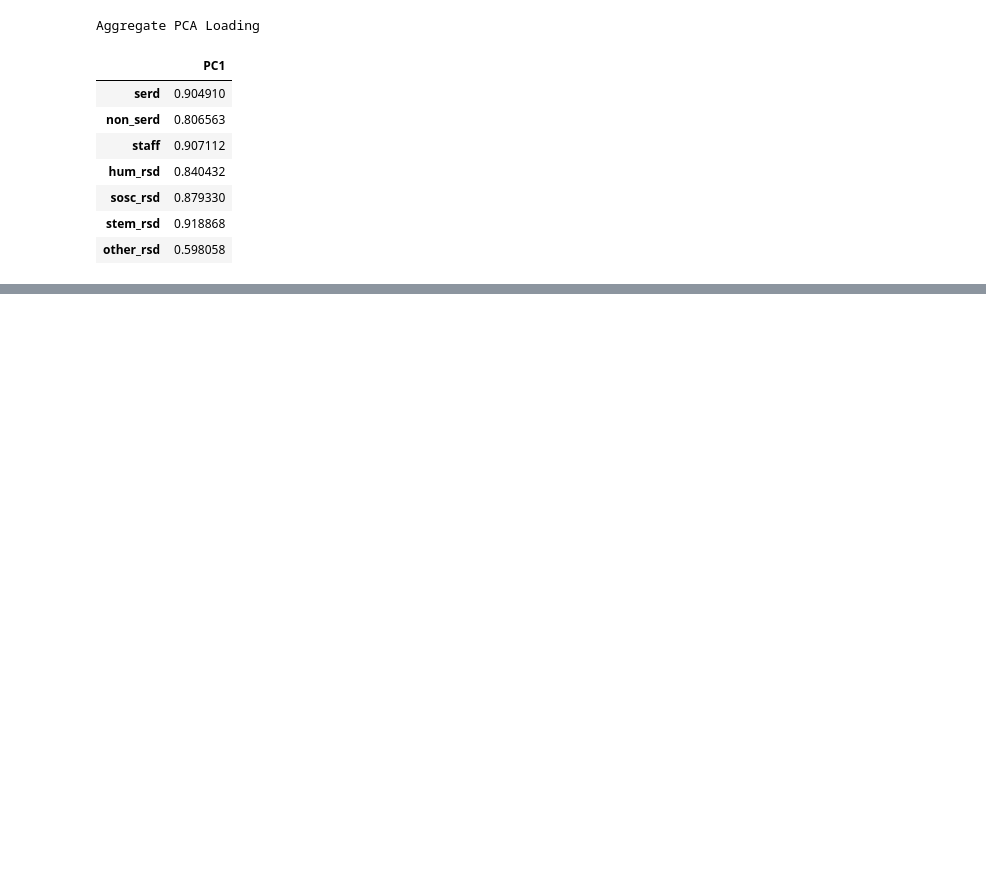
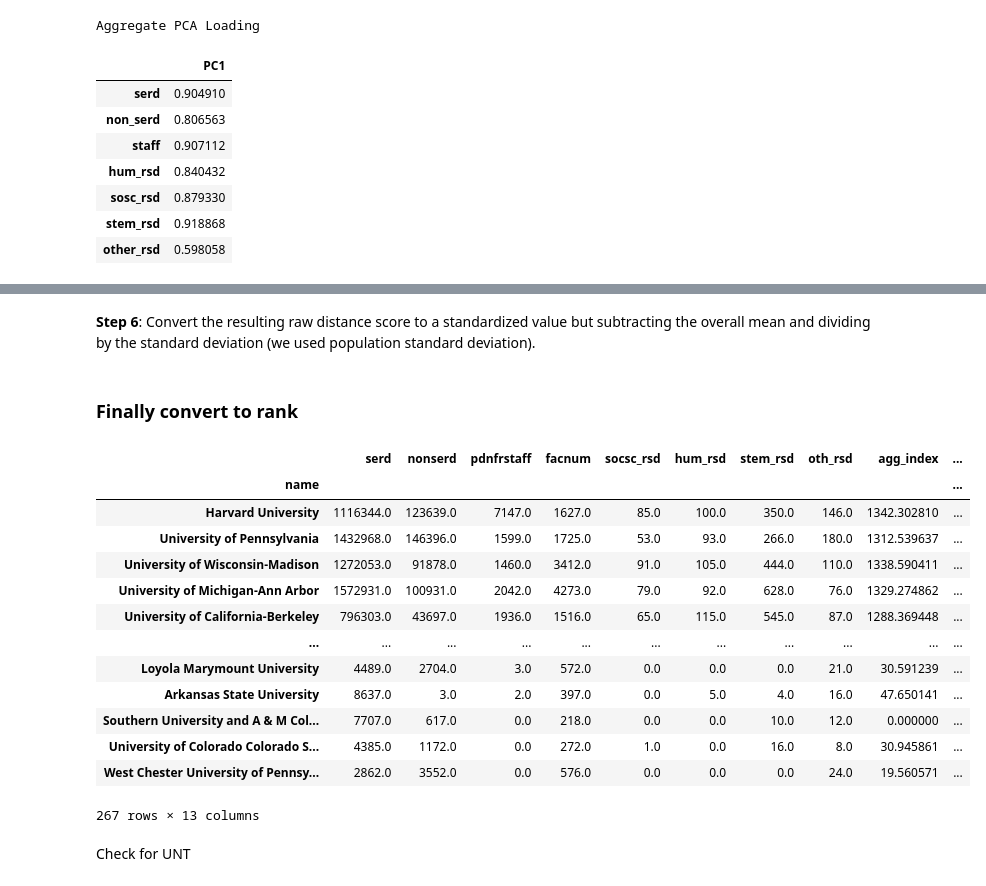
Before and after one commit to constant5/Carnegie-Ranking, a Jupyter notebook: ranking_2021.ipynb, the cells around one changed output, grey strips where cells are left out. Saved outputs shown, nothing was run; the diff lists cells and outputs as text; code cells hidden in the pictures; blank space fills up the shorter version.

```diff
--- a/ranking_2021.ipynb
+++ b/ranking_2021.ipynb
@@ -131,0 +225,3 @@ data2021.drop(data2021[name]=='')
+# %% [markdown]
+**Step 6**: Convert the resulting raw distance score to a standardized value but subtracting the overall
+mean and dividing by the standard deviation (we used population standard deviation).
@@ -131,0 +232,2 @@ data2021.drop(data2021[name]=='')
+# %% [markdown]
+### Finally convert to rank
@@ -131,0 +237,19 @@ data2021.drop(data2021[name]=='')
+# %%
+data2021.sort_values(by='ranking')
+# %% [output]
+|  | serd | nonserd | pdnfrstaff | facnum | socsc_rsd | hum_rsd | stem_rsd | oth_rsd | agg_index | ... |
+| name |  |  |  |  |  |  |  |  |  | ... |
+| Harvard University | 1116344.0 | 123639.0 | 7147.0 | 1627.0 | 85.0 | 100.0 | 350.0 | 146.0 | 1342.302810 | ... |
+| University of Pennsylvania | 1432968.0 | 146396.0 | 1599.0 | 1725.0 | 53.0 | 93.0 | 266.0 | 180.0 | 1312.539637 | ... |
+| University of Wisconsin-Madison | 1272053.0 | 91878.0 | 1460.0 | 3412.0 | 91.0 | 105.0 | 444.0 | 110.0 | 1338.590411 | ... |
+| University of Michigan-Ann Arbor | 1572931.0 | 100931.0 | 2042.0 | 4273.0 | 79.0 | 92.0 | 628.0 | 76.0 | 1329.274862 | ... |
+| University of California-Berkeley | 796303.0 | 43697.0 | 1936.0 | 1516.0 | 65.0 | 115.0 | 545.0 | 87.0 | 1288.369448 | ... |
+| ... | ... | ... | ... | ... | ... | ... | ... | ... | ... | ... |
+| Loyola Marymount University | 4489.0 | 2704.0 | 3.0 | 572.0 | 0.0 | 0.0 | 0.0 | 21.0 | 30.591239 | ... |
+| Arkansas State University | 8637.0 | 3.0 | 2.0 | 397.0 | 0.0 | 5.0 | 4.0 | 16.0 | 47.650141 | ... |
+| Southern University and A & M Col... | 7707.0 | 617.0 | 0.0 | 218.0 | 0.0 | 0.0 | 10.0 | 12.0 | 0.000000 | ... |
+| University of Colorado Colorado S... | 4385.0 | 1172.0 | 0.0 | 272.0 | 1.0 | 0.0 | 16.0 | 8.0 | 30.945861 | ... |
+| West Chester University of Pennsy... | 2862.0 | 3552.0 | 0.0 | 576.0 | 0.0 | 0.0 | 0.0 | 24.0 | 19.560571 | ... |
+267 rows × 13 columns
+# %% [markdown]
+Check for UNT
```
Also changed, not shown: parts of 39 cells of this notebook.
